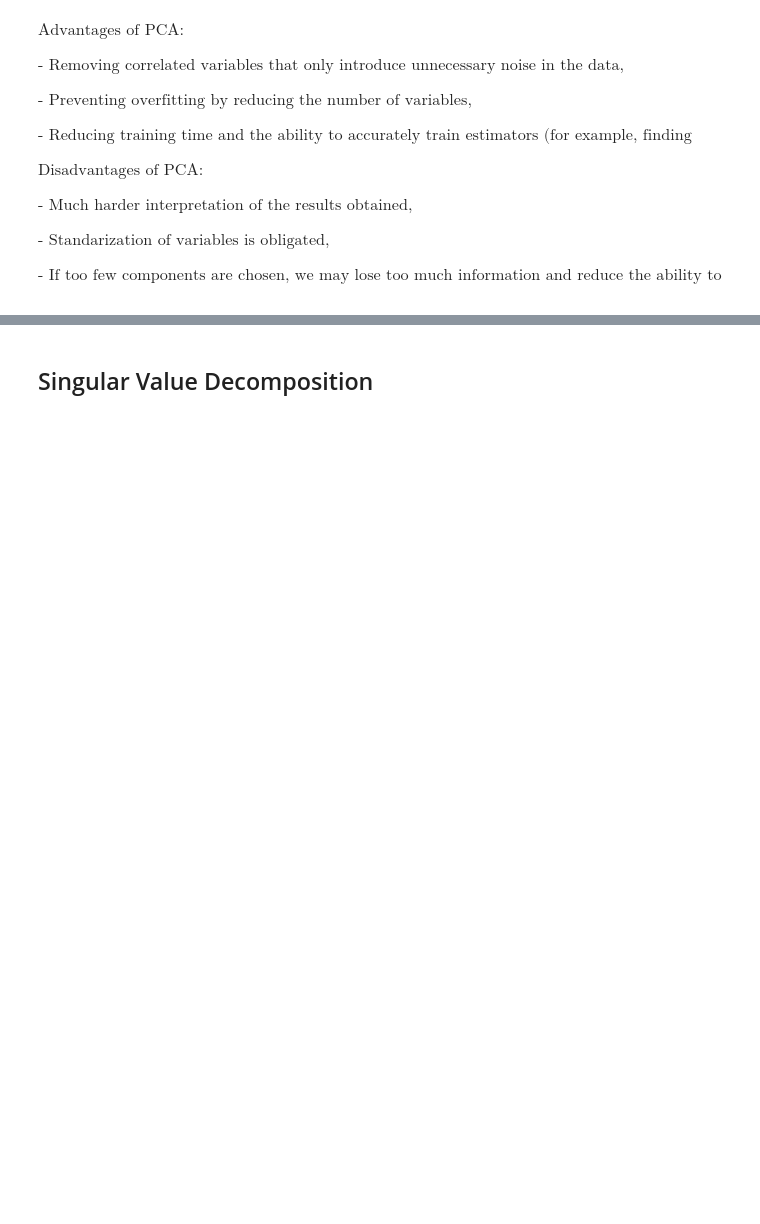
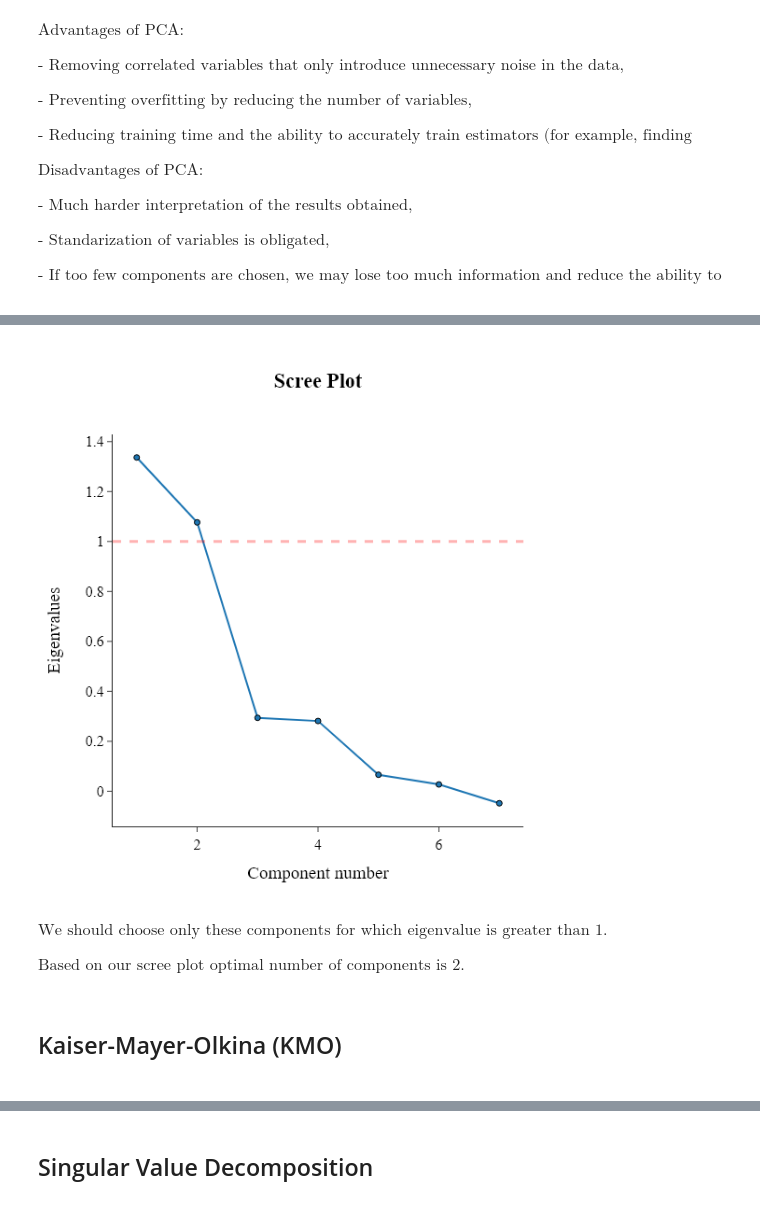
Before and after one commit to kvbiii/Preprocessing, a Jupyter notebook: Redundant_data/Redundant_data_example.ipynb, the cells around one changed output, grey strips where cells are left out. Cells and saved outputs as stored; diff of their text form; code cells hidden in the pictures; blank space fills up the shorter version.

Commit message:
Redundant data example with LaTeX

```diff
--- a/Redundant_data/Redundant_data_example.ipynb
+++ b/Redundant_data/Redundant_data_example.ipynb
@@ -883,0 +883,5 @@ PCA(n_components=5, random_state=17)
+# %%
+n_components=5
+pca_transformer = PCA(n_components=n_components, random_state=17)
+pca_transformer.fit(X_regression_scaled_pca)
+pd.DataFrame(pca_transformer.components_.T, columns=[f'PC {i+1}' for i in range(0, n_components)], index=X_classification_pca.columns)
@@ -954,0 +1016,3 @@ $\text{- If too few components are chosen, we may lose too much information and
+# %%
+FA = FactorAnalyzer(n_components=n_components, random_state=17)
+FA.fit(X_classification_scaled_pca)
@@ -954,0 +1030,9 @@ $\text{- If too few components are chosen, we may lose too much information and
+# %%
+Other_plots.scree_plot(fitted_fa=FA)
+# %% [output]
+[figure, added]
+# %% [markdown]
+$\text{We should choose only these components for which eigenvalue is greater than 1.}$<p>
+$\text{Based on our scree plot optimal number of components is 2.}$
+# %% [markdown]
+<h2>Kaiser-Mayer-Olkina (KMO)<h2>
```
Also changed, not shown: parts of 20 cells of this notebook.
